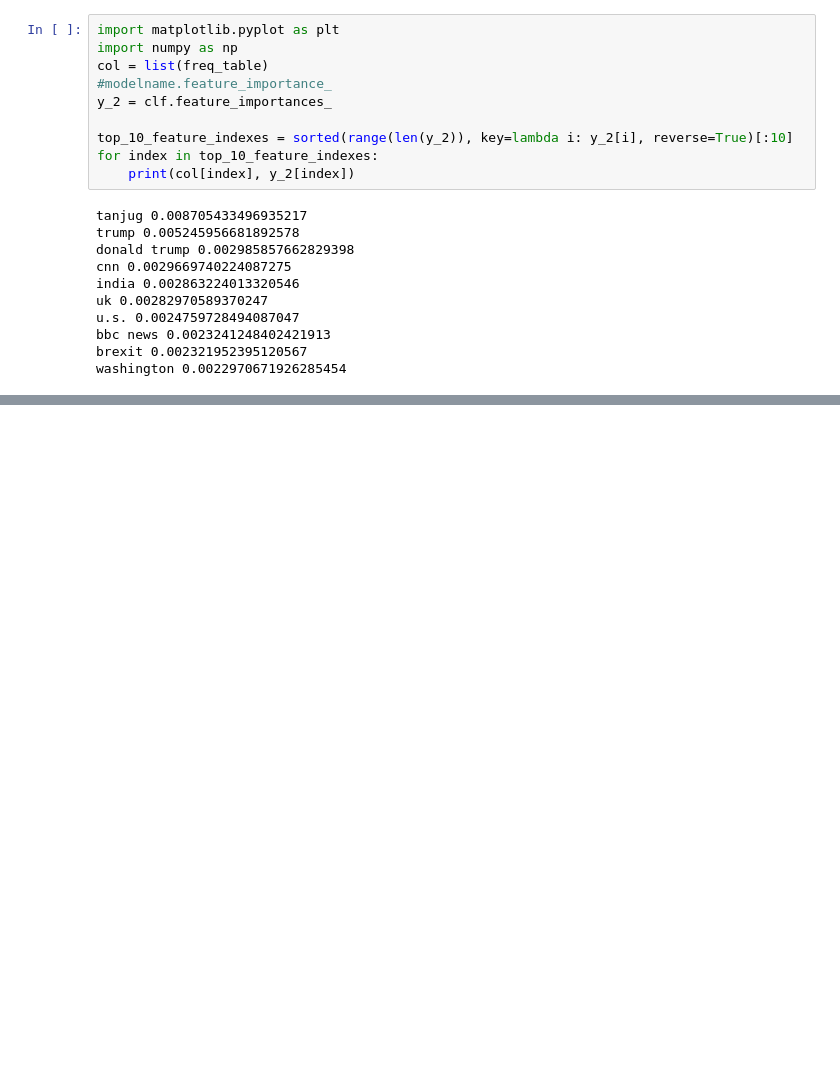
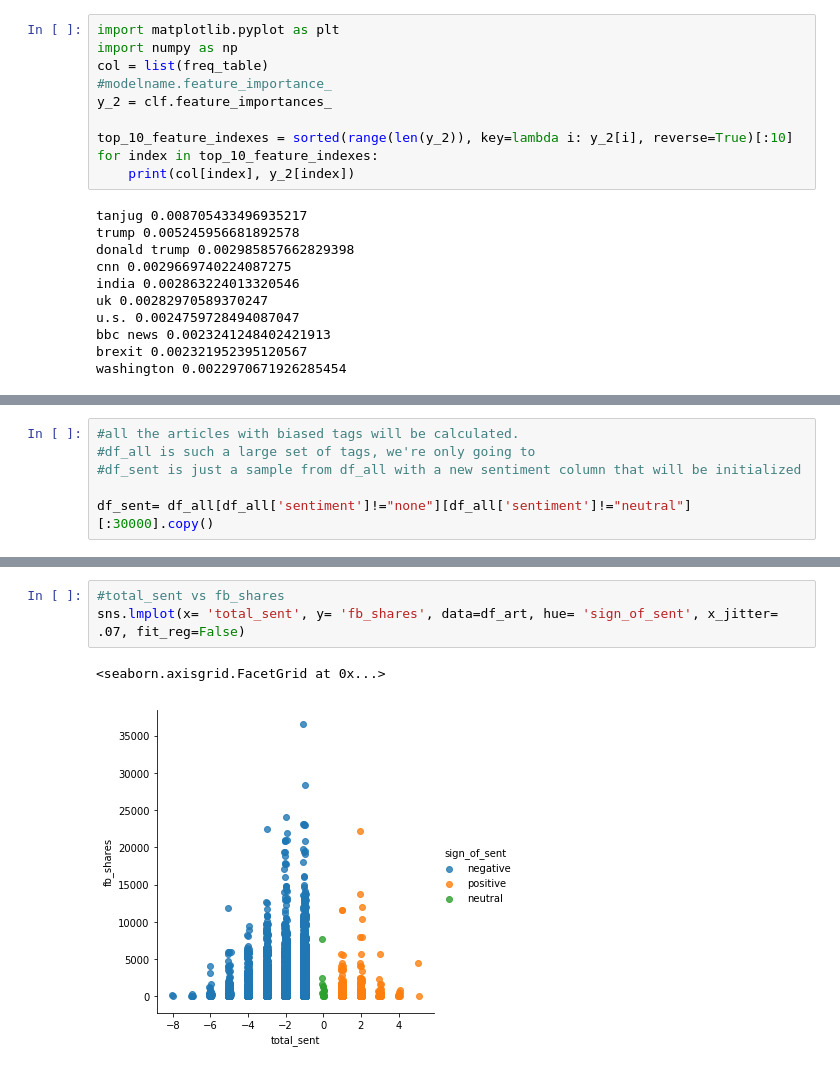
Before and after one commit to AlexEJerome/CMSC320-Tutorial, a Jupyter notebook: Final Tutorial.ipynb, the cells around one changed output, grey strips where cells are left out. Saved outputs shown, nothing was run; the diff lists cells and outputs as text; blank space fills up the shorter version.

```diff
--- a/Final Tutorial.ipynb
+++ b/Final Tutorial.ipynb
@@ -252,0 +441,6 @@ washington 0.0022970671926285454
+# %%
+#all the articles with biased tags will be calculated.
+#df_all is such a large set of tags, we're only going to
+#df_sent is just a sample from df_all with a new sentiment column that will be initialized
+
+df_sent= df_all[df_all['sentiment']!="none"][df_all['sentiment']!="neutral"][:30000].copy()
@@ -252,0 +529,6 @@ washington 0.0022970671926285454
+# %%
+#total_sent vs fb_shares
+sns.lmplot(x= 'total_sent', y= 'fb_shares', data=df_art, hue= 'sign_of_sent', x_jitter= .07, fit_reg=False)
+# %% [output]
+<seaborn.axisgrid.FacetGrid at 0x...>
+[figure, added]
```
Also changed, not shown: parts of 21 cells of this notebook.
